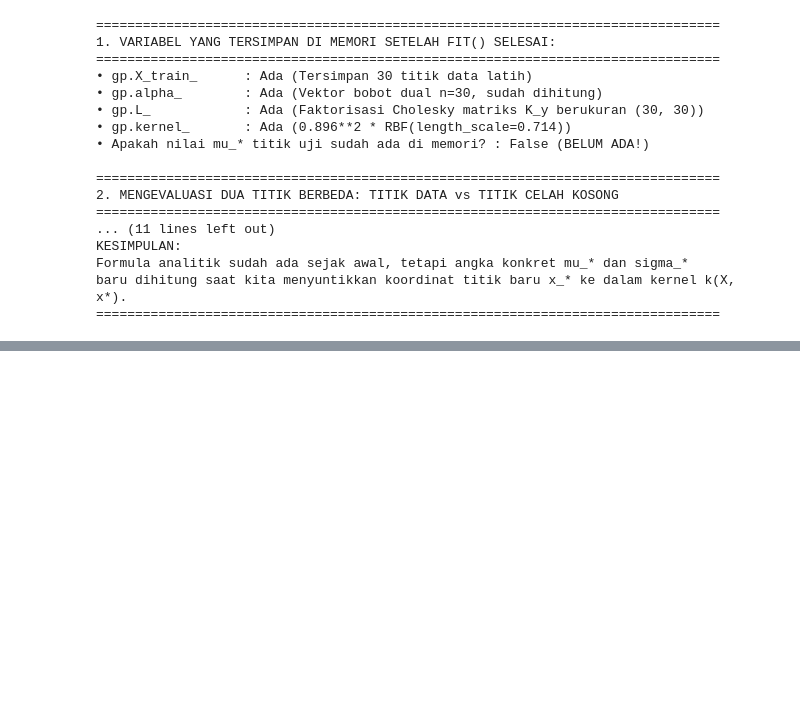
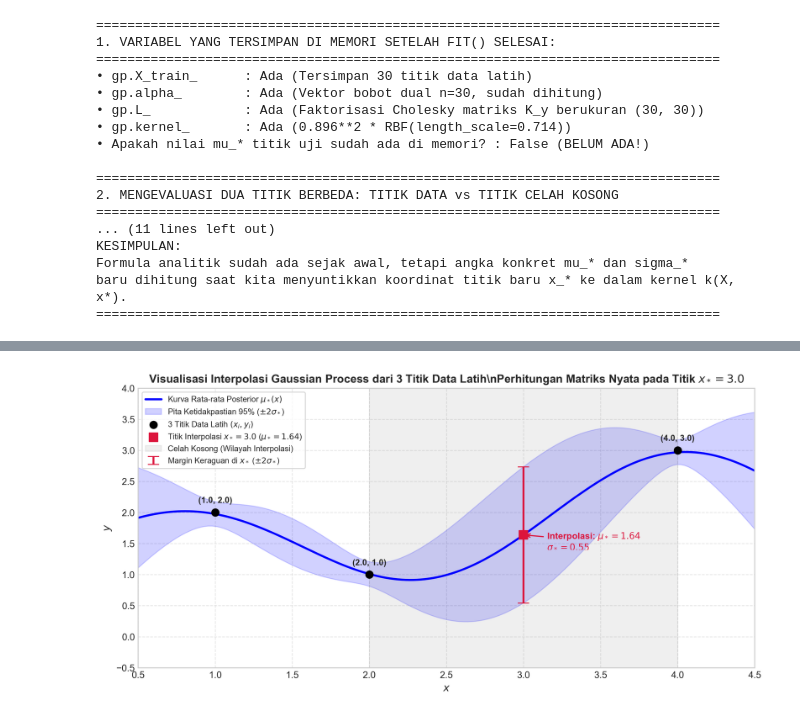
Before and after one commit to GradianW/Image-Segmentation-with-Deep-Gaussian-Process, a Jupyter notebook: 04_dokumen_ta/Dokumen bimbingan/Bimbingan 06/coret.ipynb, the cells around one changed output, grey strips where cells are left out. Saved outputs shown, nothing was run; the diff lists cells and outputs as text; code cells hidden in the pictures; blank space fills up the shorter version.

Commit message:
Add concrete 3-point dummy matrix calculation and step-by-step interpolation to coret.ipynb

```diff
--- a/04_dokumen_ta/Dokumen bimbingan/Bimbingan 06/coret.ipynb
+++ b/04_dokumen_ta/Dokumen bimbingan/Bimbingan 06/coret.ipynb
@@ -1387,0 +1507,78 @@ baru dihitung saat kita menyuntikkan koordinat titik baru x_* ke dalam kernel k(
+# %%
+import numpy as np
+import matplotlib.pyplot as plt
+
+# 1. Setup Data Dummy 3 Titik
+X_tr = np.array([1.0, 2.0, 4.0])
+y_tr = np.array([2.0, 1.0, 3.0])
+
+l = 1.0
+sigma_f = 1.0
+sigma_n2 = 0.01
+
+def kernel_rbf(x1, x2):
+    return sigma_f**2 * np.exp(-0.5 * ((x1[:, None] - x2[None, :]) / l)**2)
+
+# 2. Perhitungan Matriks Training
+K = kernel_rbf(X_tr, X_tr)
+Ky = K + sigma_n2 * np.eye(3)
+Ky_inv = np.linalg.inv(Ky)
+alpha = Ky_inv @ y_tr
+
+# 3. Titik Interpolasi Spesifik x* = 3.0
+x_star = np.array([3.0])
+k_star = kernel_rbf(X_tr, x_star).flatten()
+mu_star = k_star @ alpha
+var_star = 1.0 - k_star @ Ky_inv @ k_star
+std_star = np.sqrt(var_star)
+
+# 4. Kurva Kontinu untuk Visualisasi
+x_grid = np.linspace(0.0, 5.0, 200)
+k_grid = kernel_rbf(X_tr, x_grid) # (3, 200)
+mu_grid = k_grid.T @ alpha
+var_grid = 1.0 - np.sum(k_grid * (Ky_inv @ k_grid), axis=0)
+std_grid = np.sqrt(np.maximum(var_grid, 1e-6))
+
+# Plotting
+plt.style.use('seaborn-v0_8-whitegrid' if 'seaborn-v0_8-whitegrid' in plt.style.available else 'default')
+plt.figure(figsize=(10, 5), dpi=300)
+
+# Plot kurva GP
+plt.plot(x_grid, mu_grid, 'b-', lw=2.2, label=r'Kurva Rata-rata Posterior $\mu_*(x)$')
+plt.fill_between(x_grid, mu_grid - 2*std_grid, mu_grid + 2*std_grid, color='blue', alpha=0.18, label=r'Pita Ketidakpastian 95% ($\pm 2\sigma_*$)')
+
+# Plot 3 Titik Data Latih
+plt.scatter(X_tr, y_tr, color='black', s=60, zorder=5, label='3 Titik Data Latih $(x_i, y_i)$')
+for xi, yi in zip(X_tr, y_tr):
+    plt.annotate(f'({xi:.1f}, {yi:.1f})', (xi, yi), textcoords="offset points", xytext=(0, 10), ha='center', fontweight='bold', fontsize=9)
+
+# Highlight Titik Interpolasi x* = 3.0
+plt.scatter(x_star, [mu_star], color='crimson', marker='s', s=80, zorder=6, label=f'Titik Interpolasi $x_*=3.0$ ($\\mu_*={mu_star:.2f}$)')
+plt.errorbar(x_star, [mu_star], yerr=[2*std_star], fmt='none', ecolor='crimson', elinewidth=2, capsize=6, zorder=6, label=r'Margin Keraguan di $x_*$ ($\pm 2\sigma_*$)')
+plt.annotate(f'Interpolasi: $\mu_*={mu_star:.2f}$\n$\sigma_*={std_star:.2f}$', (x_star[0], mu_star), textcoords="offset points", xytext=(25, -15), fontweight='bold', color='crimson', fontsize=9.5, arrowprops=dict(arrowstyle="->", color='crimson', lw=1.2))
+
+# Highlight Celah
+plt.axvspan(2.0, 4.0, color='gray', alpha=0.12, label='Celah Kosong (Wilayah Interpolasi)')
+
+plt.title('Visualisasi Interpolasi Gaussian Process dari 3 Titik Data Latih\\nPerhitungan Matriks Nyata pada Titik $x_* = 3.0$', fontweight='bold', fontsize=12)
+plt.xlabel('$x$', fontsize=11); plt.ylabel('$y$', fontsize=11)
+plt.xlim(0.5, 4.5); plt.ylim(-0.5, 4.0)
+plt.grid(True, linestyle='--', alpha=0.5)
+plt.legend(loc='upper left', frameon=True, fontsize=8.5)
+plt.tight_layout()
+plt.show()
+
+# Print Verifikasi Numerik
+print("=" * 75)
+print("HASIL PERHITUNGAN MATRIKS DUMMY:")
+print("=" * 75)
+print(f"• Titik Interpolasi x*               : {x_star[0]}")
+print(f"• Vektor Kemiripan k*               : {k_star.round(4)}")
+print(f"• Vektor Bobot Dual alpha           : {alpha.round(4)}")
+print(f"• Rata-rata Prediksi mu*(x*)        : {mu_star:.4f}")
+print(f"• Variansi Prediksi sigma*²(x*)     : {var_star:.4f}")
+print(f"• Standar Deviasi sigma*(x*)        : {std_star:.4f}")
+print(f"• Interval 95% keyakinan            : [{mu_star - 2*std_star:.4f}, {mu_star + 2*std_star:.4f}]")
+print("=" * 75)
+# %% [output]
+[figure, added]
```
Also changed, not shown: parts of 2 cells of this notebook.
